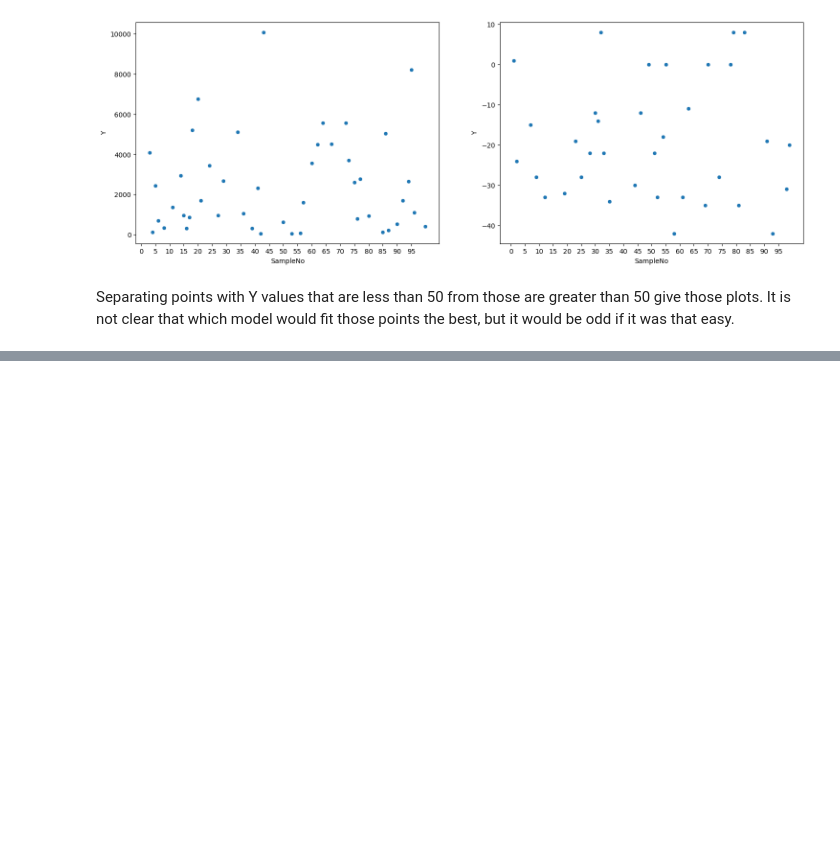
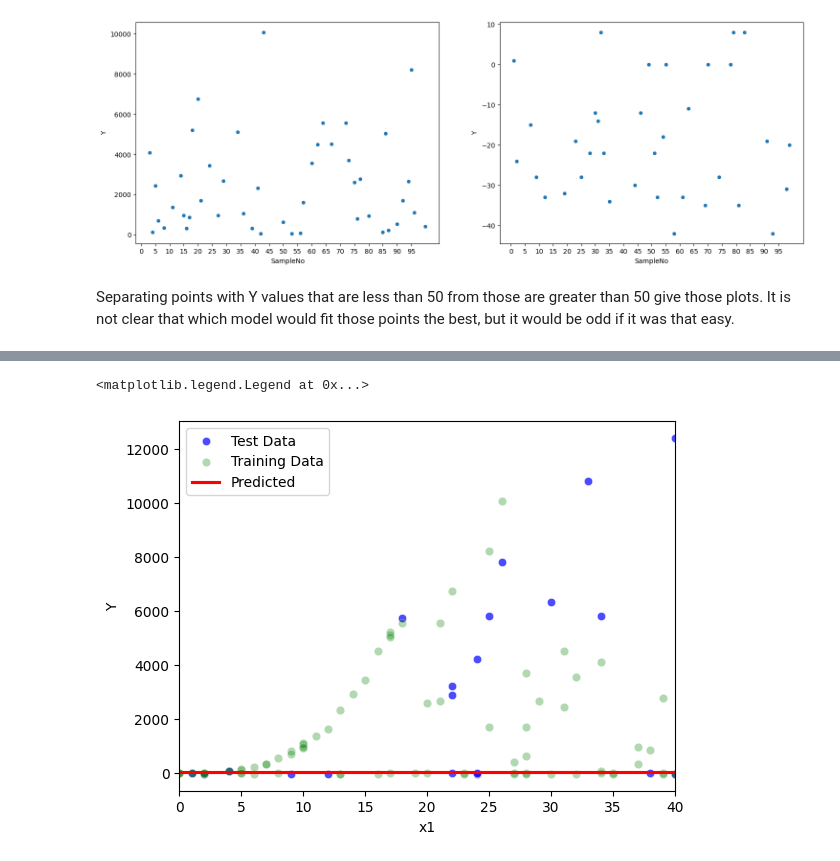
Before and after one commit to DefinitelyVixon/CE475-Project, a Jupyter notebook: Project.ipynb, the cells around one changed output, grey strips where cells are left out. Cells and saved outputs as stored; diff of their text form; code cells hidden in the pictures; blank space fills up the shorter version.

Commit message:
Single and multiple linear regression models.

```diff
--- a/Project.ipynb
+++ b/Project.ipynb
@@ -62,0 +93,8 @@ that which model would fit those points the best, but it would be odd if it was
+# %%
+x1 = np.array(train_features['x1'])
+x1_normalizer = layers.Normalization(input_shape=[1, ], axis=None)
+x1_normalizer.adapt(x1)
+
+x1_model = tf.keras.Sequential([x1_normalizer, layers.Dense(units=1)])
+
+display(x1_model.summary())
@@ -62,0 +117,16 @@ that which model would fit those points the best, but it would be odd if it was
+# %%
+# def rmse_error(y_actual, y_prediction):
+#     return K.sqrt(K.mean(K.square(y_prediction - y_actual), axis=-1))
+
+x1_model.predict(x1)
+x1_model.compile(optimizer=tf.optimizers.Adam(learning_rate=0.1), loss='mean_absolute_error')
+
+history = x1_model.fit(x=train_features['x1'],
+                       y=train_labels,
+                       epochs=200,
+                       verbose=0,
+                       validation_split=0.2)
+
+hist = pd.DataFrame(history.history)
+hist['epoch'] = history.epoch
+display(hist)
@@ -62,0 +147,21 @@ that which model would fit those points the best, but it would be odd if it was
+# %%
+fig, ax = plt.subplots()
+ax.set_xlim([table_heuristics['min']['x1'], table_heuristics['max']['x1']])
+
+sns.scatterplot(ax=ax, x=test_features['x1'], y=test_labels,
+                alpha=0.7, color='b', label='Test Data')
+sns.scatterplot(ax=ax, x=train_features['x1'], y=train_labels,
+                alpha=0.3, color='g', label='Training Data')
+
+x = test_features['x1']
+y_predict = x1_model.predict(x)
+
+sns.regplot(ax=ax, x=test_features['SampleNo'], y=y_predict[:,0],
+            color='r', scatter=False, truncate=False, label='Predicted')
+
+plt.xlabel('x1')
+plt.ylabel('Y')
+plt.legend()
+# %% [output]
+<matplotlib.legend.Legend at 0x...>
+[figure, added]
```
Also changed, not shown: parts of 13 cells of this notebook.
